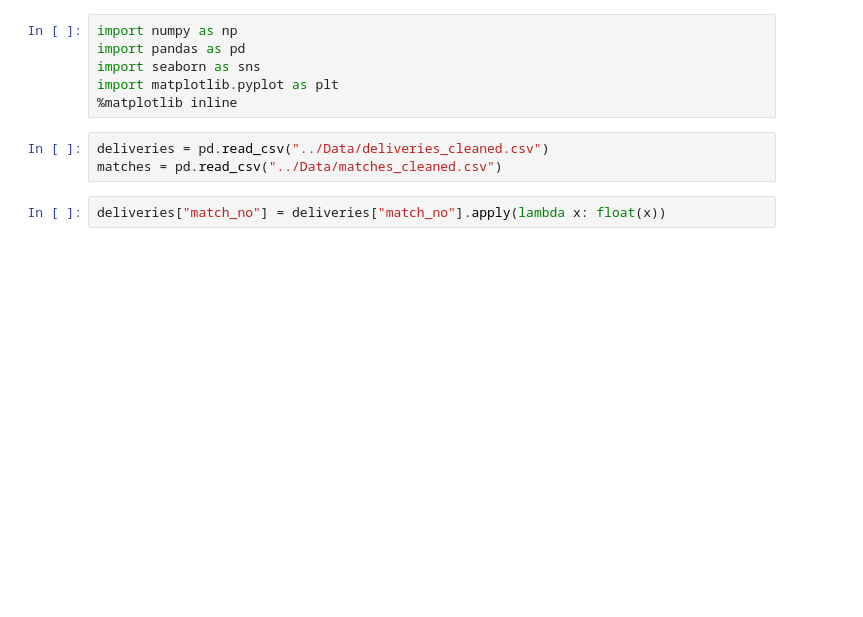
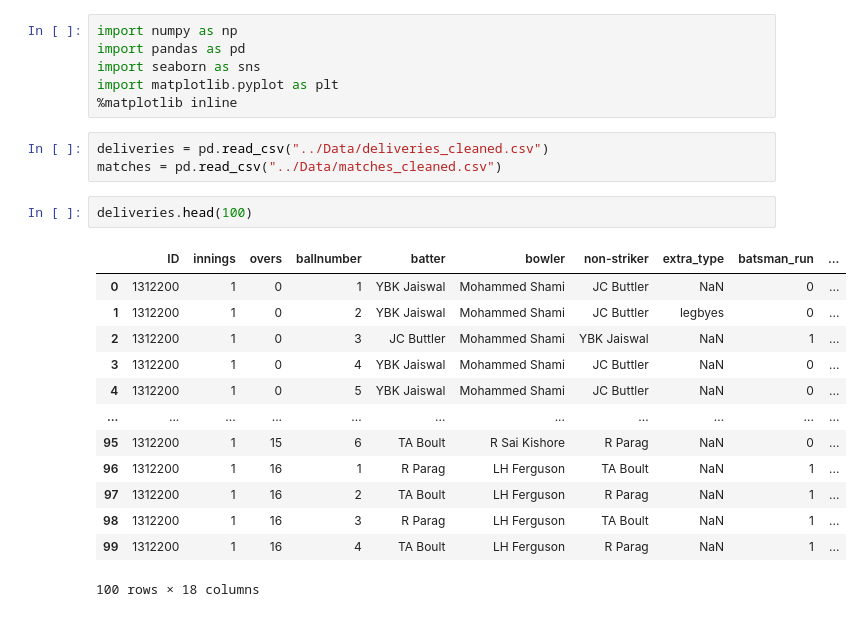
Before and after one commit to sidd10-dev/IPL-Fantasy, a Jupyter notebook: ML/EDA/creating dataset.ipynb, the cells around one changed output. Cells and saved outputs as stored; diff of their text form; blank space fills up the shorter version.

```diff
--- a/ML/EDA/creating dataset.ipynb
+++ b/ML/EDA/creating dataset.ipynb
@@ -9,5 +9,19 @@ import matplotlib.pyplot as plt
 # %%
 deliveries = pd.read_csv("../Data/deliveries_cleaned.csv")
 matches = pd.read_csv("../Data/matches_cleaned.csv")
-# %%
-deliveries["match_no"] = deliveries["match_no"].apply(lambda x: float(x))
+# %%
+deliveries.head(100)
+# %% [output]
+|  | ID | innings | overs | ballnumber | batter | bowler | non-striker | extra_type | batsman_run | ... |
+| 0 | 1312200 | 1 | 0 | 1 | YBK Jaiswal | Mohammed Shami | JC Buttler | NaN | 0 | ... |
+| 1 | 1312200 | 1 | 0 | 2 | YBK Jaiswal | Mohammed Shami | JC Buttler | legbyes | 0 | ... |
+| 2 | 1312200 | 1 | 0 | 3 | JC Buttler | Mohammed Shami | YBK Jaiswal | NaN | 1 | ... |
+| 3 | 1312200 | 1 | 0 | 4 | YBK Jaiswal | Mohammed Shami | JC Buttler | NaN | 0 | ... |
+| 4 | 1312200 | 1 | 0 | 5 | YBK Jaiswal | Mohammed Shami | JC Buttler | NaN | 0 | ... |
+| ... | ... | ... | ... | ... | ... | ... | ... | ... | ... | ... |
+| 95 | 1312200 | 1 | 15 | 6 | TA Boult | R Sai Kishore | R Parag | NaN | 0 | ... |
+| 96 | 1312200 | 1 | 16 | 1 | R Parag | LH Ferguson | TA Boult | NaN | 1 | ... |
+| 97 | 1312200 | 1 | 16 | 2 | TA Boult | LH Ferguson | R Parag | NaN | 1 | ... |
+| 98 | 1312200 | 1 | 16 | 3 | R Parag | LH Ferguson | TA Boult | NaN | 1 | ... |
+| 99 | 1312200 | 1 | 16 | 4 | TA Boult | LH Ferguson | R Parag | NaN | 1 | ... |
+100 rows × 18 columns
```
Also changed, not shown: parts of 94 cells of this notebook, 22 other files.
